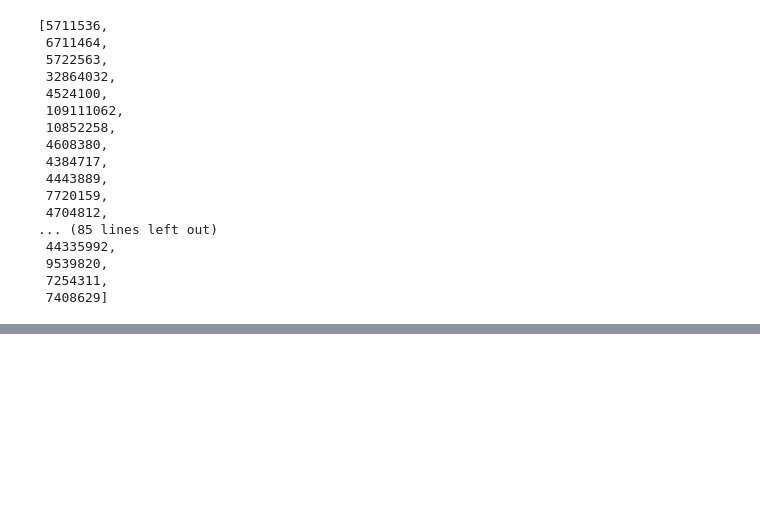
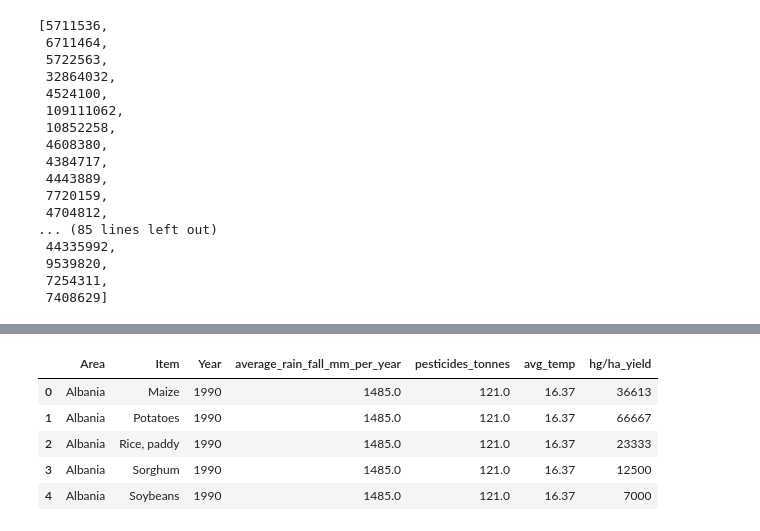
Before and after one commit to 18sharath/Crop-yield-predictor-Machine-learning-Project, a Jupyter notebook: crop_yield.ipynb, the cells around one changed output, grey strips where cells are left out. Saved outputs shown, nothing was run; the diff lists cells and outputs as text; code cells hidden in the pictures; blank space fills up the shorter version.

```diff
--- a/crop_yield.ipynb
+++ b/crop_yield.ipynb
@@ -262,0 +334,14 @@ yeild_per_country
+# %%
+# Move 'hg/ha_yield' to the last position
+columns = [col for col in df.columns if col != 'hg/ha_yield']  # Get all columns except 'hg/ha_yield'
+columns.append('hg/ha_yield')  # Add 'hg/ha_yield' to the end
+df = df[columns]  # Reorder columns
+# %%
+df.head()
+# %% [output]
+|  | Area | Item | Year | average_rain_fall_mm_per_year | pesticides_tonnes | avg_temp | hg/ha_yield |
+| 0 | Albania | Maize | 1990 | 1485.0 | 121.0 | 16.37 | 36613 |
+| 1 | Albania | Potatoes | 1990 | 1485.0 | 121.0 | 16.37 | 66667 |
+| 2 | Albania | Rice, paddy | 1990 | 1485.0 | 121.0 | 16.37 | 23333 |
+| 3 | Albania | Sorghum | 1990 | 1485.0 | 121.0 | 16.37 | 12500 |
+| 4 | Albania | Soybeans | 1990 | 1485.0 | 121.0 | 16.37 | 7000 |
```
Also changed, not shown: parts of 24 cells of this notebook.
